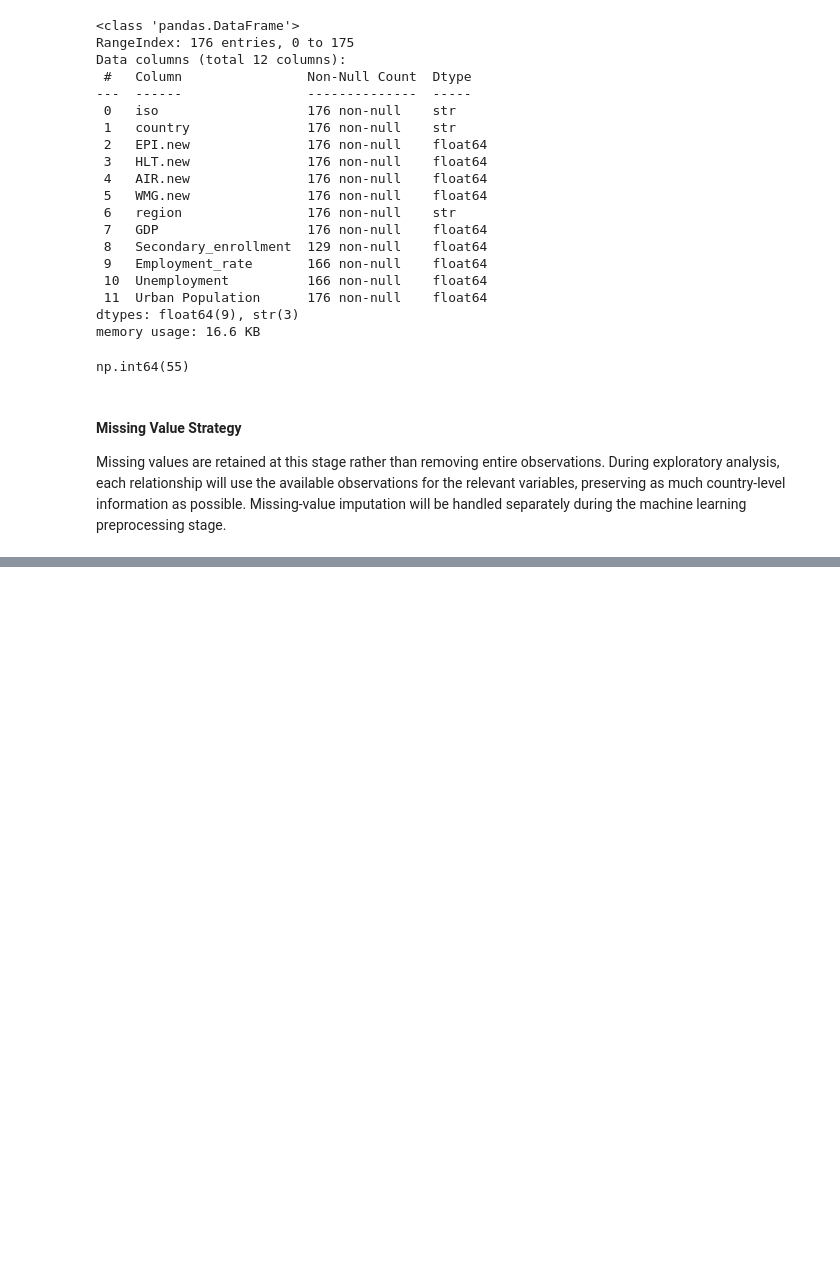
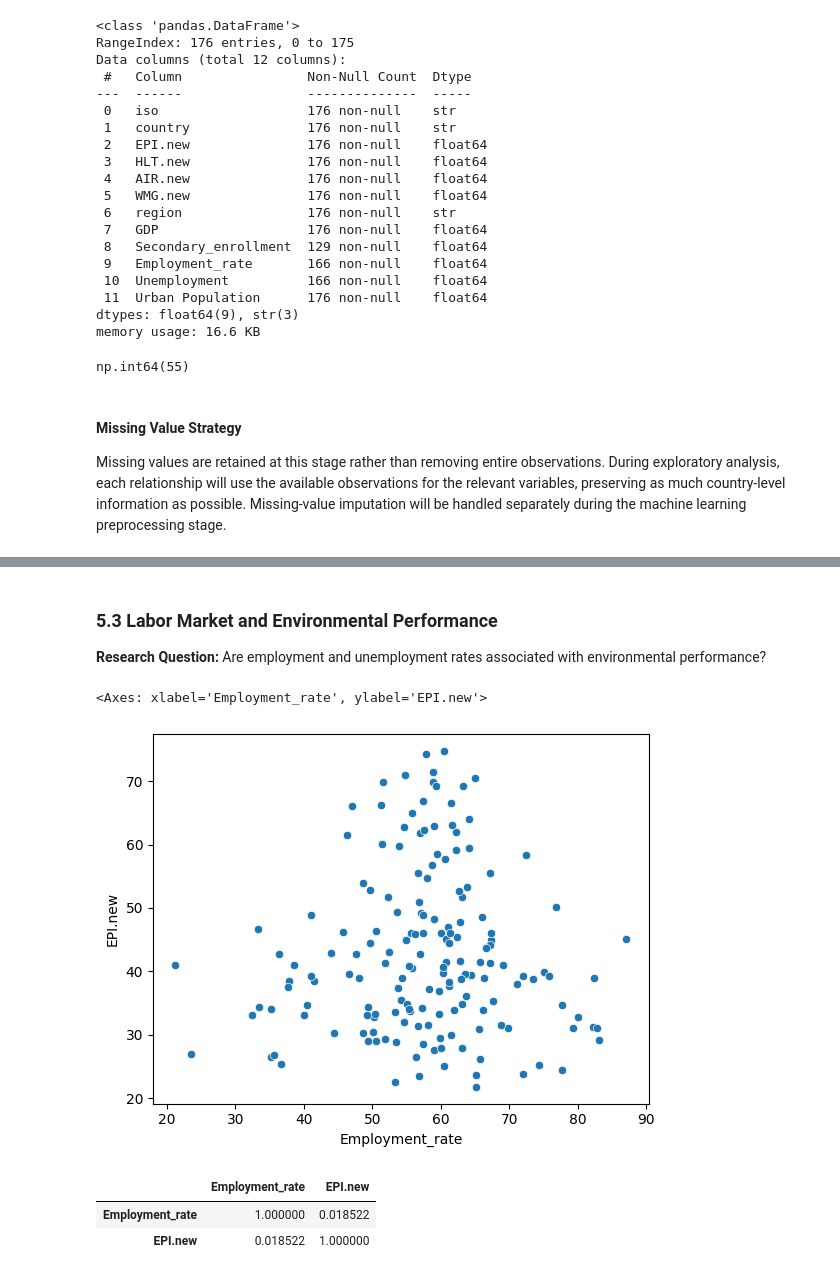
Before and after one commit to Adapala4/environmental-performance-analysis, a Jupyter notebook: environmental_analysis.ipynb, the cells around one changed output, grey strips where cells are left out. Saved outputs shown, nothing was run; the diff lists cells and outputs as text; code cells hidden in the pictures; blank space fills up the shorter version.

```diff
--- a/environmental_analysis.ipynb
+++ b/environmental_analysis.ipynb
@@ -658,0 +733,15 @@ Missing values are retained at this stage rather than removing entire observatio
+# %% [markdown]
+### 5.3 Labor Market and Environmental Performance
+
+**Research Question:** Are employment and unemployment rates associated with environmental performance?
+# %%
+sns.scatterplot(x = 'Employment_rate', y = 'EPI.new', data = merged_data)
+# %% [output]
+<Axes: xlabel='Employment_rate', ylabel='EPI.new'>
+[figure, added]
+# %%
+merged_data[['Employment_rate', 'EPI.new']].corr()
+# %% [output]
+|  | Employment_rate | EPI.new |
+| Employment_rate | 1.000000 | 0.018522 |
+| EPI.new | 0.018522 | 1.000000 |
```
Also changed, not shown: parts of 35 cells of this notebook.
